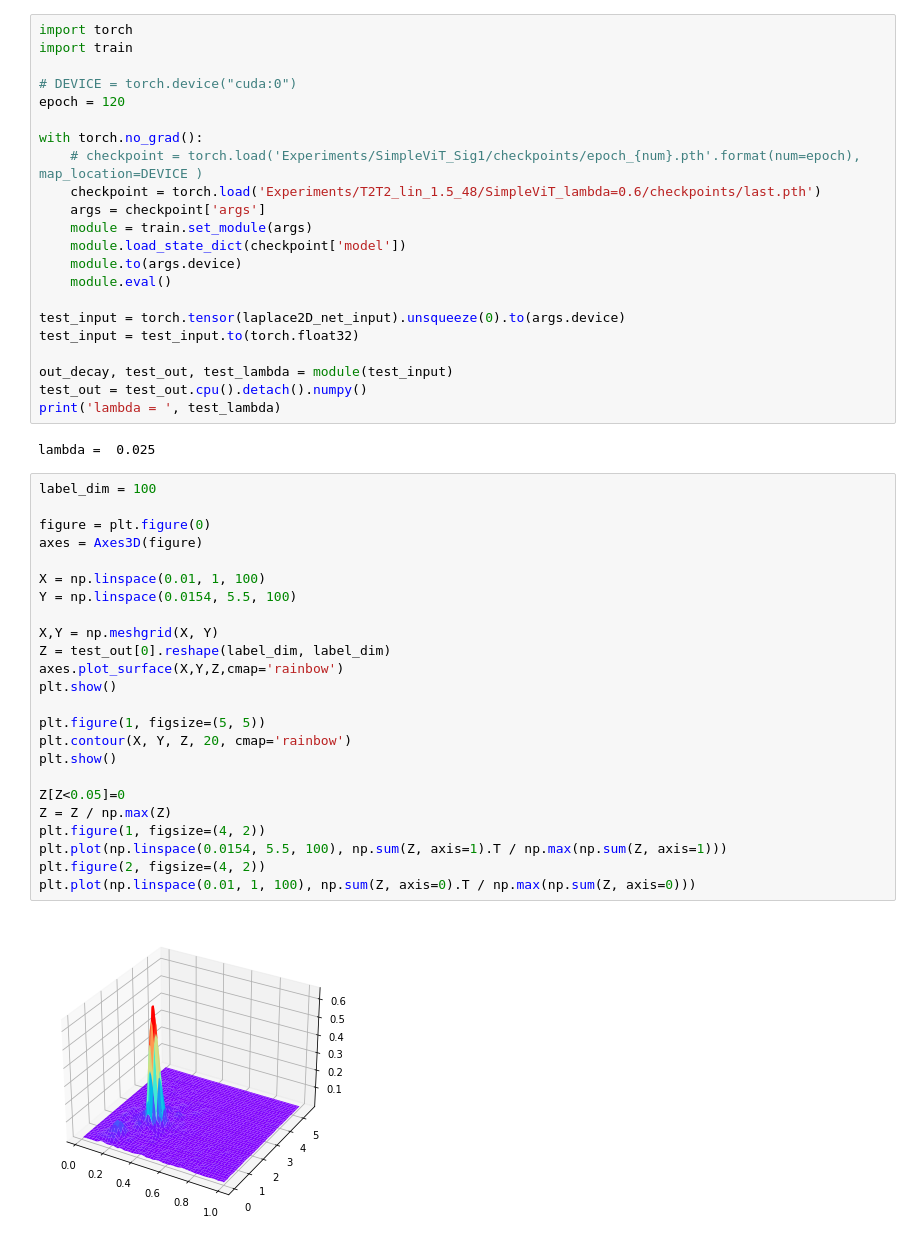
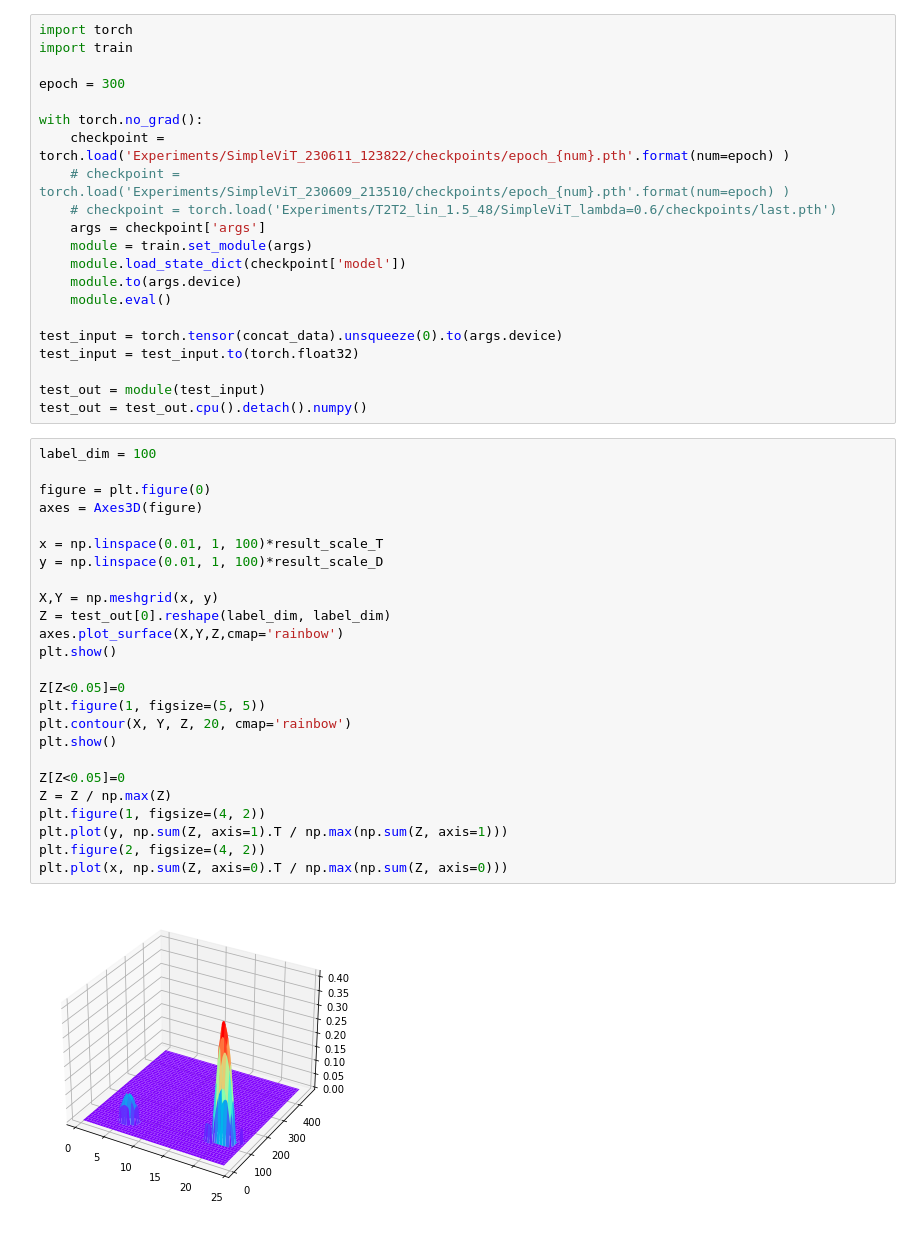
Before and after one commit to chenbo-cyber/DILT_ViT_2D, a Jupyter notebook: test_result.ipynb, the cells around one changed output. Saved outputs shown, nothing was run; the diff lists cells and outputs as text.

```diff
--- a/test_result.ipynb
+++ b/test_result.ipynb
@@ -83,49 +110,47 @@ plt.plot(t.T, ori_s.T)
 import torch
 import train
 
-# DEVICE = torch.device("cuda:0")
-epoch = 120
+epoch = 300
 
 with torch.no_grad():
-    # checkpoint = torch.load('Experiments/SimpleViT_Sig1/checkpoints/epoch_{num}.pth'.format(num=epoch), map_location=DEVICE )
-    checkpoint = torch.load('Experiments/T2T2_lin_1.5_48/SimpleViT_lambda=0.6/checkpoints/last.pth')
+    checkpoint = torch.load('Experiments/SimpleViT_230611_123822/checkpoints/epoch_{num}.pth'.format(num=epoch) )
+    # checkpoint = torch.load('Experiments/SimpleViT_230609_213510/checkpoints/epoch_{num}.pth'.format(num=epoch) )
+    # checkpoint = torch.load('Experiments/T2T2_lin_1.5_48/SimpleViT_lambda=0.6/checkpoints/last.pth')
     args = checkpoint['args']
     module = train.set_module(args)
     module.load_state_dict(checkpoint['model'])
     module.to(args.device)
     module.eval()
 
-test_input = torch.tensor(laplace2D_net_input).unsqueeze(0).to(args.device)
+test_input = torch.tensor(concat_data).unsqueeze(0).to(args.device)
 test_input = test_input.to(torch.float32)
 
-out_decay, test_out, test_lambda = module(test_input)
+test_out = module(test_input)
 test_out = test_out.cpu().detach().numpy()
-print('lambda = ', test_lambda)
-# %% [output]
-lambda =  0.025
 # %%
 label_dim = 100
 
 figure = plt.figure(0)
 axes = Axes3D(figure)
 
-X = np.linspace(0.01, 1, 100)
-Y = np.linspace(0.0154, 5.5, 100)
+x = np.linspace(0.01, 1, 100)*result_scale_T
+y = np.linspace(0.01, 1, 100)*result_scale_D
 
-X,Y = np.meshgrid(X, Y)
+X,Y = np.meshgrid(x, y)
 Z = test_out[0].reshape(label_dim, label_dim)
 axes.plot_surface(X,Y,Z,cmap='rainbow')
 plt.show()
 
+Z[Z<0.05]=0
 plt.figure(1, figsize=(5, 5))
 plt.contour(X, Y, Z, 20, cmap='rainbow')
 plt.show()
 
 Z[Z<0.05]=0
 Z = Z / np.max(Z)
 plt.figure(1, figsize=(4, 2))
-plt.plot(np.linspace(0.0154, 5.5, 100), np.sum(Z, axis=1).T / np.max(np.sum(Z, axis=1)))
+plt.plot(y, np.sum(Z, axis=1).T / np.max(np.sum(Z, axis=1)))
 plt.figure(2, figsize=(4, 2))
-plt.plot(np.linspace(0.01, 1, 100), np.sum(Z, axis=0).T / np.max(np.sum(Z, axis=0)))
+plt.plot(x, np.sum(Z, axis=0).T / np.max(np.sum(Z, axis=0)))
 # %% [output]
-[figure, old version]
+[figure, new version]
```
Also changed, not shown: parts of 3 cells of this notebook, 5 other files.
